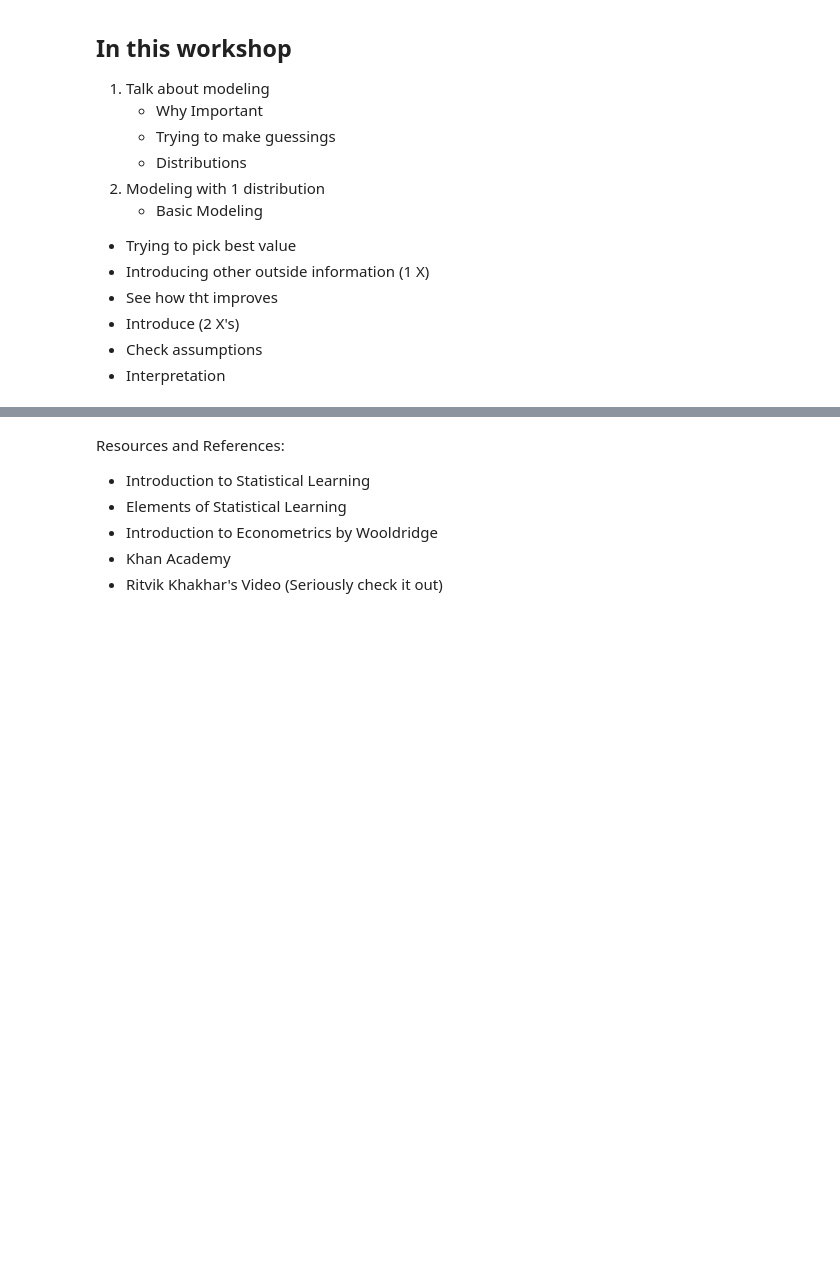
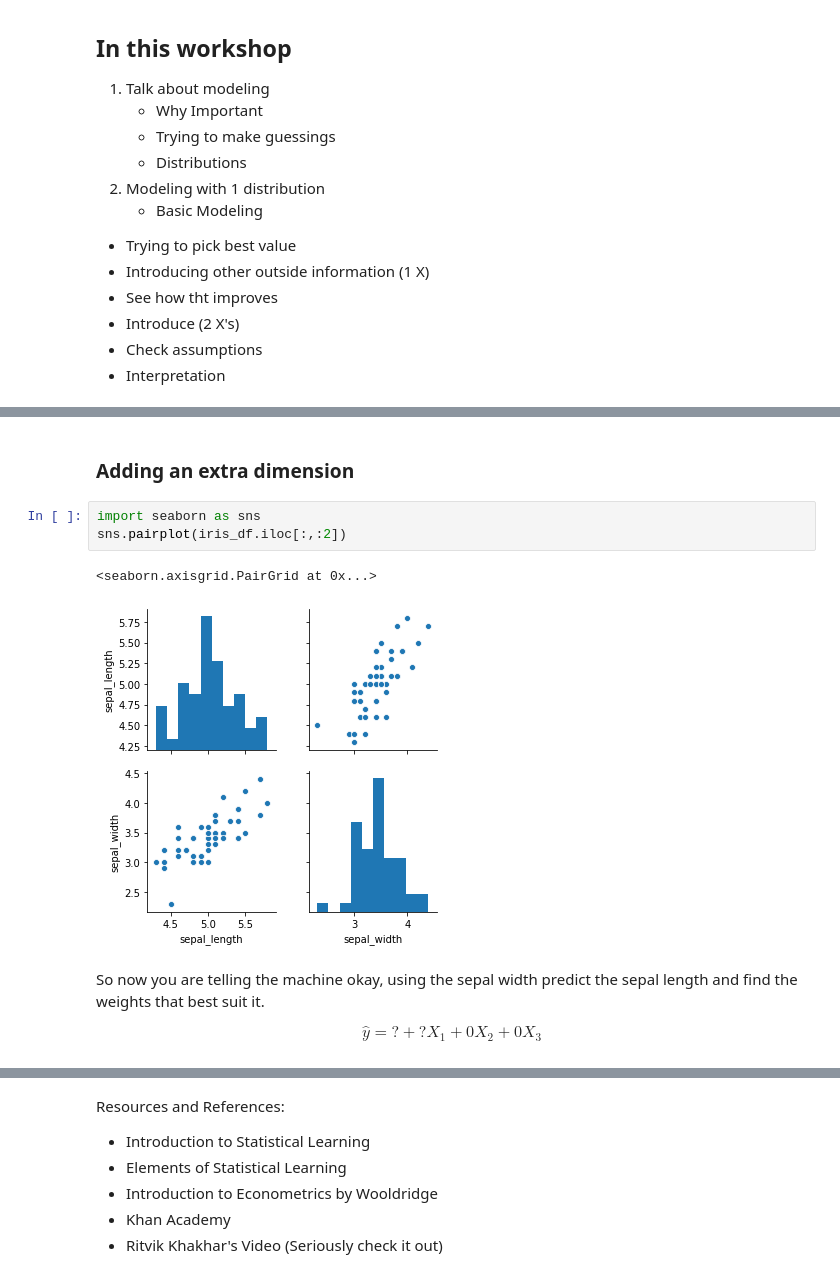
Before and after one commit to DataPoint-Armenia/DPA-Education, a Jupyter notebook: Workshop 5 - Multiple Linear Regression/Amberd Multiple Linear Regression.ipynb, the cells around one changed output, grey strips where cells are left out. Saved outputs shown, nothing was run; the diff lists cells and outputs as text; blank space fills up the shorter version.

```diff
--- a/Workshop 5 - Multiple Linear Regression/Amberd Multiple Linear Regression.ipynb
+++ b/Workshop 5 - Multiple Linear Regression/Amberd Multiple Linear Regression.ipynb
@@ -545,0 +323,12 @@ All models are wrong. You don't know what is actually goiing on but its there to
+# %% [markdown]
+### Adding an extra dimension
+# %%
+import seaborn as sns
+sns.pairplot(iris_df.iloc[:,:2])
+# %% [output]
+<seaborn.axisgrid.PairGrid at 0x...>
+[figure, added]
+# %% [markdown]
+So now you are telling the machine okay, using the sepal width predict the sepal length and find the weights that best suit it.
+
+$$\hat{y} = ? + ?X_1 + 0X_2 + 0X_3$$
```
Also changed, not shown: parts of 46 cells of this notebook, 4 other files.
